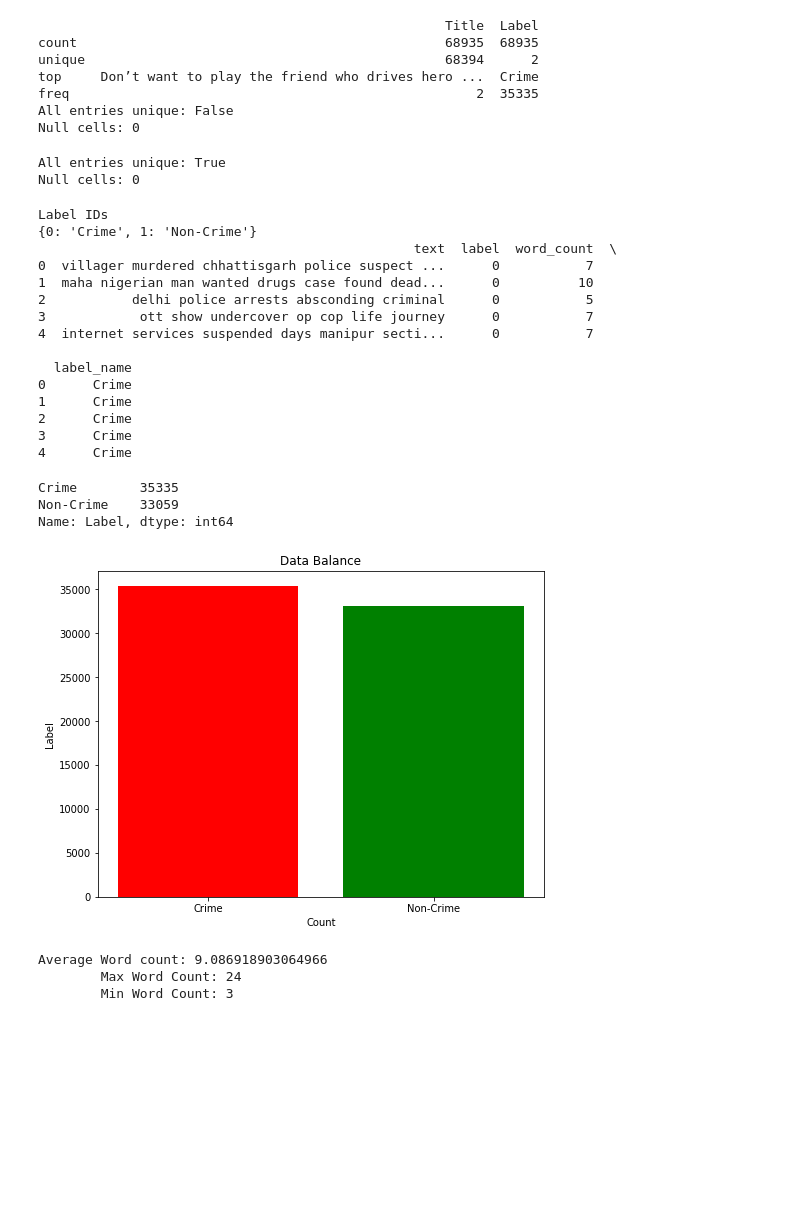
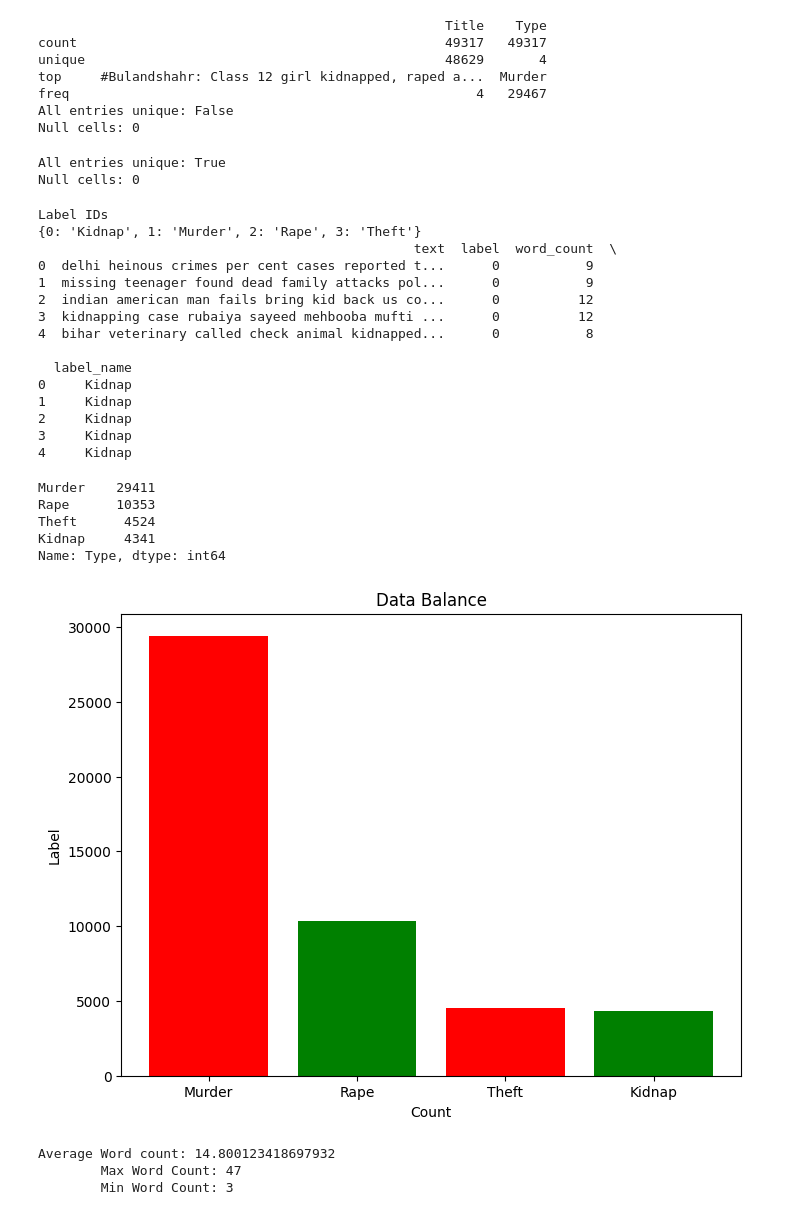
Before and after one commit to aviral1599/Web-GIS, a Jupyter notebook: NLP_Models/lstm category.ipynb, the cells around one changed output. Cells and saved outputs as stored; diff of their text form; code cells hidden in the pictures; blank space fills up the shorter version.

Commit message:
Category Model completed

```diff
--- a/NLP_Models/lstm category.ipynb
+++ b/NLP_Models/lstm category.ipynb
@@ -31,5 +32,5 @@ STOPWORDS = set(stopwords.words('english'))
 # %%
-train_df = pd.read_excel("../Scrapper_New/Data_Files/Final/CrimevsNonCrime2.xlsx")
+train_df = pd.read_excel("..\Category Data\crime_type_data.xlsx")
 print(train_df.info())
 # %% [output]
 <class 'pandas.core.frame.DataFrame'>
@@ -48,11 +49,11 @@ print(train_df.describe())
 print(f"All entries unique: {train_df['Title'].nunique()==train_df.shape[0]}")
 print(f"Null cells: {train_df.isnull().sum().sum()}")
 # %% [output]
-                                                    Title  Label
-count                                               68935  68935
-unique                                              68394      2
-top     Don’t want to play the friend who drives hero ...  Crime
-freq                                                    2  35335
+                                                    Title    Type
+count                                               49317   49317
+unique                                              48629       4
+top     #Bulandshahr: Class 12 girl kidnapped, raped a...  Murder
+freq                                                    4   29467
 All entries unique: False
 Null cells: 0
 # %%
@@ -89,7 +90,7 @@ def preprocess_x(data, get_word_count = False, single_entry=False):
 # %%
 filtered_df = pd.DataFrame(columns=['text', 'label', 'word_count', 'label_name'])
 
-filtered_df['label_name'] = pd.Series(pd.Categorical(train_df['Label']))
+filtered_df['label_name'] = pd.Series(pd.Categorical(train_df['Type']))
 filtered_df['label'] = (pd.Categorical(filtered_df['label_name']).codes).astype(int)
 label_ids = dict(enumerate(filtered_df['label_name'].cat.categories))
 
@@ -101,46 +102,48 @@ filtered_df = filtered_df[filtered_df['word_count']>2]
 print(filtered_df.head())
 # %% [output]
 Label IDs
-{0: 'Crime', 1: 'Non-Crime'}
+{0: 'Kidnap', 1: 'Murder', 2: 'Rape', 3: 'Theft'}
                                                 text  label  word_count  \
-0  villager murdered chhattisgarh police suspect ...      0           7
-1  maha nigerian man wanted drugs case found dead...      0          10
-2           delhi police arrests absconding criminal      0           5
-3            ott show undercover op cop life journey      0           7
-4  internet services suspended days manipur secti...      0           7
+0  delhi heinous crimes per cent cases reported t...      0           9
+1  missing teenager found dead family attacks pol...      0           9
+2  indian american man fails bring kid back us co...      0          12
+3  kidnapping case rubaiya sayeed mehbooba mufti ...      0          12
+4  bihar veterinary called check animal kidnapped...      0           8
 
   label_name
-0      Crime
-1      Crime
-2      Crime
-3      Crime
-4      Crime
+0     Kidnap
+1     Kidnap
+2     Kidnap
+3     Kidnap
+4     Kidnap
 # %%
-label_counts = train_df['Label'].value_counts()
+label_counts = train_df['Type'].value_counts()
 print(label_counts)
 
 plt.figure(figsize=(8, 6))
 plt.bar(label_counts.index, label_counts, color=['red', 'green'])
 plt.xlabel('Count')
 plt.ylabel('Label')
 plt.title('Data Balance')
 plt.show()
 
 print(f'Average Word count: {np.average(filtered_df["word_count"])}\n\
         Max Word Count: {max(filtered_df["word_count"])}\n\
         Min Word Count: {min(filtered_df["word_count"])}')
 
 plt.figure(figsize=(8, 6))
 plt.hist(filtered_df['word_count'],color='red')
 plt.title('Word count')
 plt.xlabel('Word_count')
 plt.ylabel('Entry_Count')
 plt.show()
 # %% [output]
-Crime        35335
-Non-Crime    33059
-Name: Label, dtype: int64
+Murder    29411
+Rape      10353
+Theft      4524
+Kidnap     4341
+Name: Type, dtype: int64
-[figure, old version]
+[figure, new version]
-Average Word count: 9.086918903064966
-        Max Word Count: 24
+Average Word count: 14.800123418697932
+        Max Word Count: 47
         Min Word Count: 3
```
Also changed, not shown: parts of 11 cells of this notebook, 1 other file.
